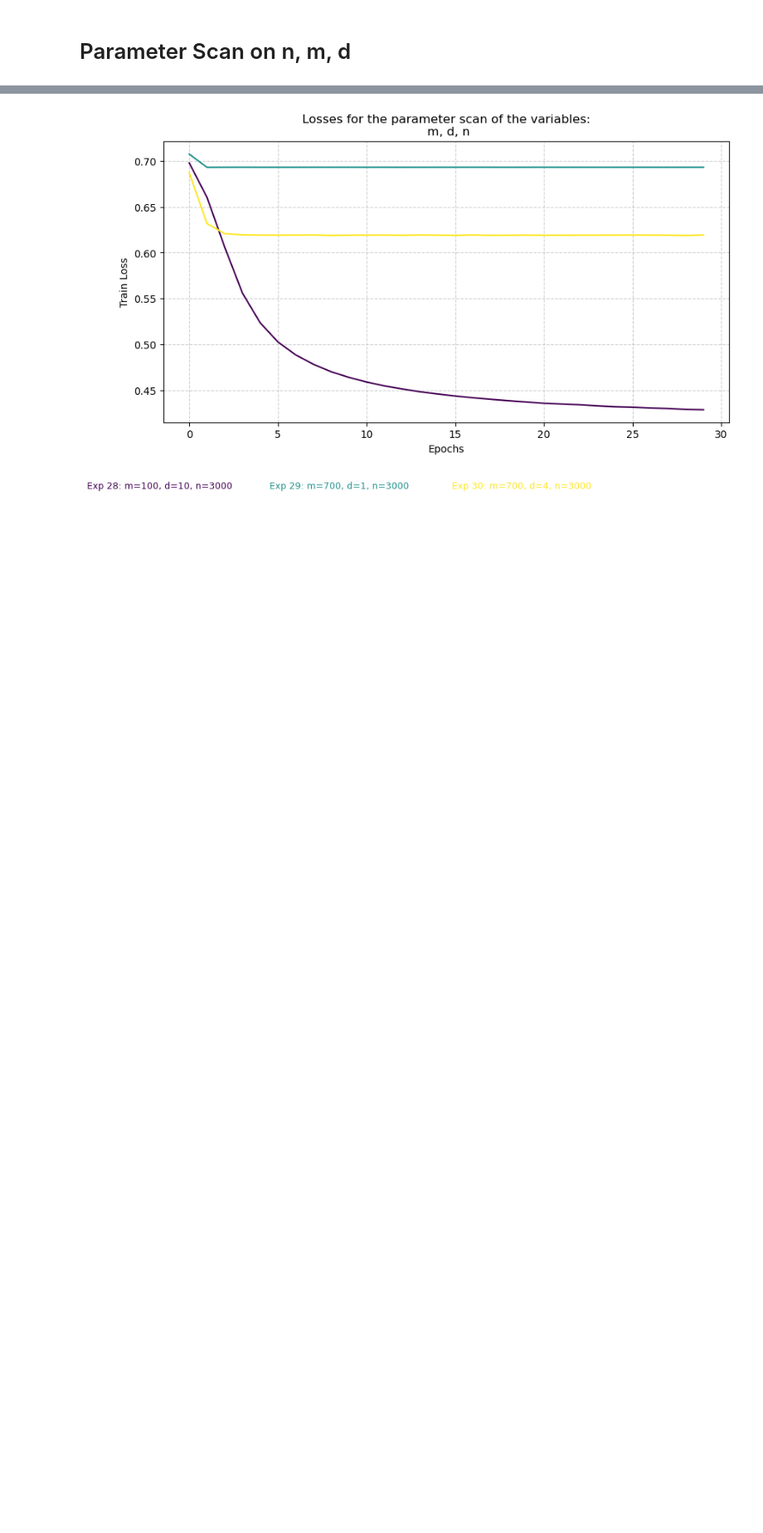
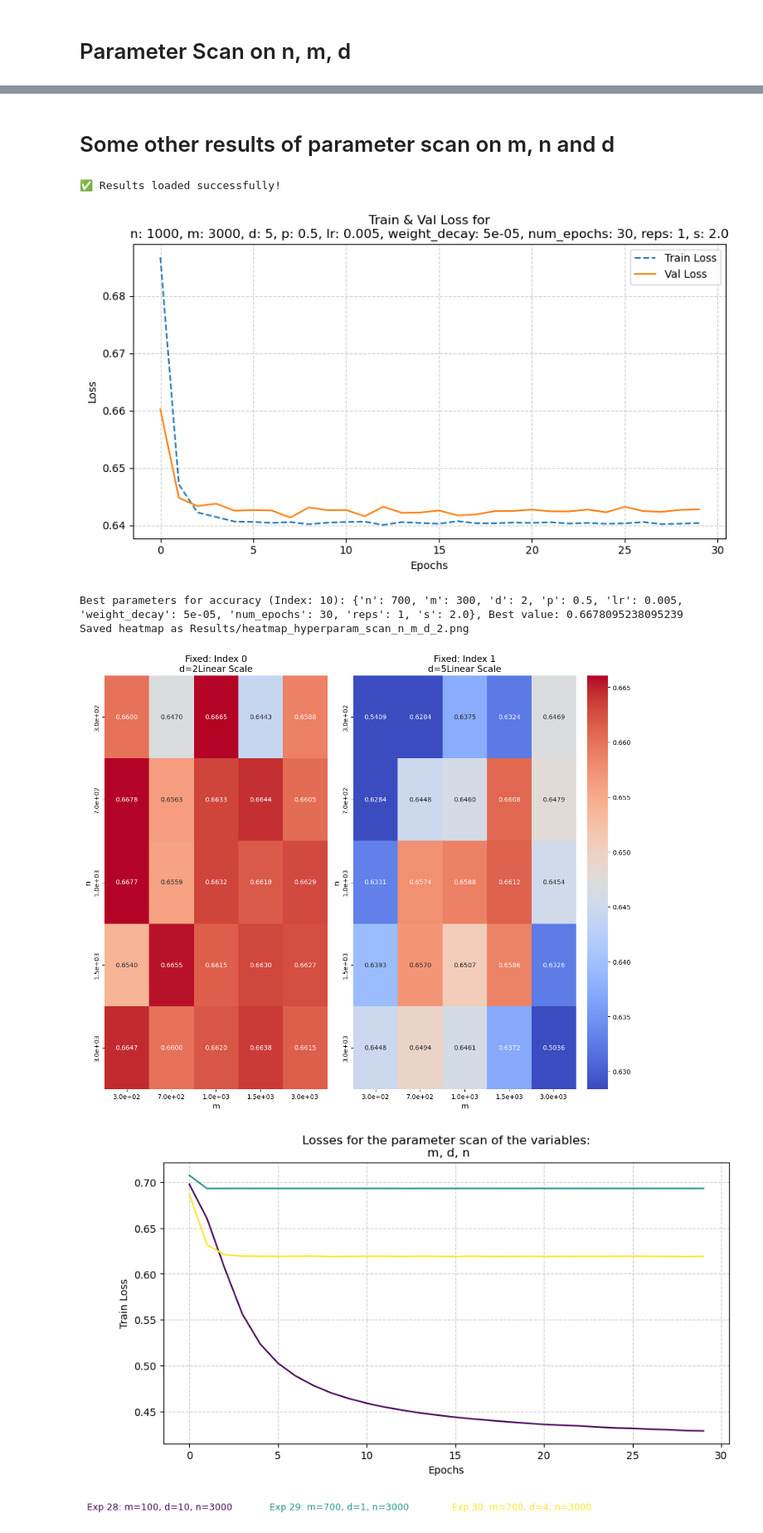
Before and after one commit to MayeulCassier/Matrix-Factorization-With-Comparison-Data, a Jupyter notebook: Parameter_Scan_results.ipynb, the cells around one changed output, grey strips where cells are left out. Shown at 83% size. Cells and saved outputs as stored; diff of their text form; code cells hidden in the pictures; blank space fills up the shorter version.

```diff
--- a/Parameter_Scan_results.ipynb
+++ b/Parameter_Scan_results.ipynb
@@ -353,3 +371,49 @@ Best parameters for accuracy (Index: 29): {'n': 3000, 'm': 700, 'd': 4, 'p': 0.5
+# %% [markdown]
+# Some other results of parameter scan on m, n and d
+# %%
+import pickle
+from visualization import plot_3d_scatter, plot_losses, plot_all_heatmaps, plot_heatmap_fixed
+from matplotlib import pyplot as plt
+
+# Manually defined values (scientific notation)
+n_values = [1e2, 7e2, 3e3]  # 100, 500, 1000, 5000, 10000
+m_values = [1e2, 7e2, 3e3]  # 100, 500, 1000, 5000, 10000
+d_values = [1, 4, 6, 10]  # 4 values between 1 and 10
+
+# Load results
+file_path = "Data/results_hyperparam_scan_d_m_n_2.pkl"
+
+with open(file_path, "rb") as f:
+    results = pickle.load(f)
+
+print("✅ Results loaded successfully!")
+
+# Generate the 3D plot
+plot_3d_scatter(results, param_x="n", param_y="m", param_z="d", result_metric="accuracy")
+
+# Plot losses
+plot_losses(results, param_index=29, save_path="Results/losses_n_m_d")
+
+# Find best parameters based on accuracy
+import torch  # type: ignore
+from visualization import get_best_params
+
+best_params = get_best_params(results, result_metric="accuracy")
+
+# plot the heatmaps with same axis
+plot_all_heatmaps(
+    results,
+    param_x="m",
+    param_y="n",
+    result_metric="accuracy",
+    save_path="Results/heatmap_hyperparam_scan_n_m_d_2"
+)
+# %% [output]
+✅ Results loaded successfully!
+[figure, added]
+Best parameters for accuracy (Index: 10): {'n': 700, 'm': 300, 'd': 2, 'p': 0.5, 'lr': 0.005, 'weight_decay': 5e-05, 'num_epochs': 30, 'reps': 1, 's': 2.0}, Best value: 0.6678095238095239
+Saved heatmap as Results/heatmap_hyperparam_scan_n_m_d_2.png
+[figure, added]
 # %%
 from visualization import plot_losses
 plot_losses(results, selected_indices=[27, 28, 29], save_path="Results/losses_n_m_d_selected")
```
Also changed, not shown: parts of 7 cells of this notebook, 6 other files.
